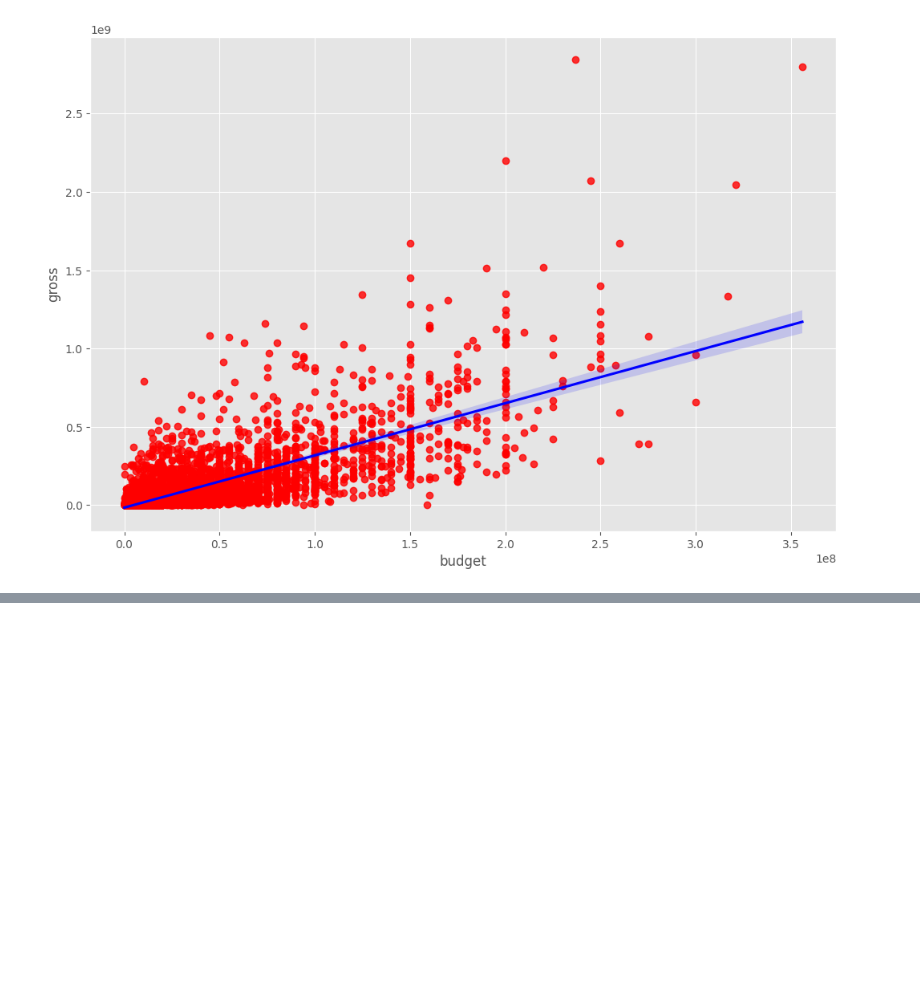
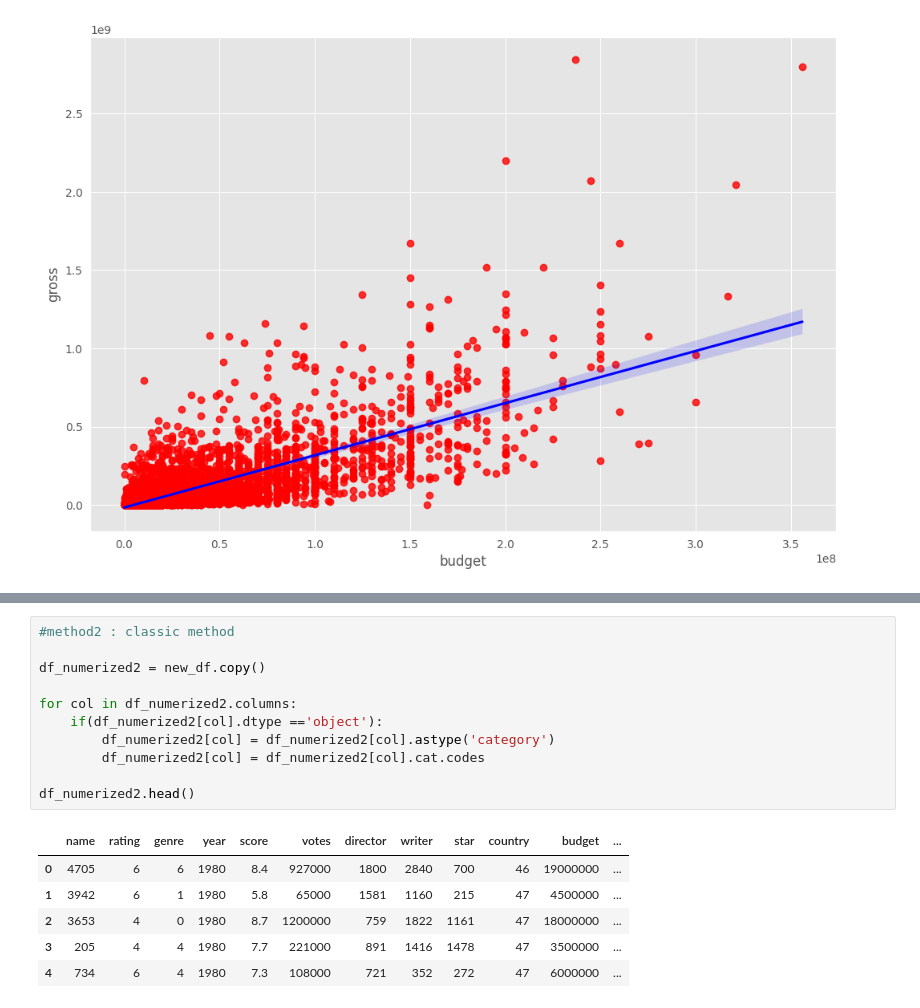
Before and after one commit to chiheb1daghnouj/movie-correlation-project, a Jupyter notebook: correlation.ipynb, the cells around one changed output, grey strips where cells are left out. Saved outputs shown, nothing was run; the diff lists cells and outputs as text; blank space fills up the shorter version.

```diff
--- a/correlation.ipynb
+++ b/correlation.ipynb
@@ -246,0 +453,18 @@ sns.regplot(x='budget',y='gross',data=new_df,scatter_kws={"color":"red"},line_kw
+# %%
+#method2 : classic method
+
+df_numerized2 = new_df.copy()
+
+for col in df_numerized2.columns:
+    if(df_numerized2[col].dtype =='object'):
+        df_numerized2[col] = df_numerized2[col].astype('category')
+        df_numerized2[col] = df_numerized2[col].cat.codes
+
+df_numerized2.head()
+# %% [output]
+|  | name | rating | genre | year | score | votes | director | writer | star | country | budget | ... |
+| 0 | 4705 | 6 | 6 | 1980 | 8.4 | 927000 | 1800 | 2840 | 700 | 46 | 19000000 | ... |
+| 1 | 3942 | 6 | 1 | 1980 | 5.8 | 65000 | 1581 | 1160 | 215 | 47 | 4500000 | ... |
+| 2 | 3653 | 4 | 0 | 1980 | 8.7 | 1200000 | 759 | 1822 | 1161 | 47 | 18000000 | ... |
+| 3 | 205 | 4 | 4 | 1980 | 7.7 | 221000 | 891 | 1416 | 1478 | 47 | 3500000 | ... |
+| 4 | 734 | 6 | 4 | 1980 | 7.3 | 108000 | 721 | 352 | 272 | 47 | 6000000 | ... |
```
Also changed, not shown: parts of 26 cells of this notebook.
